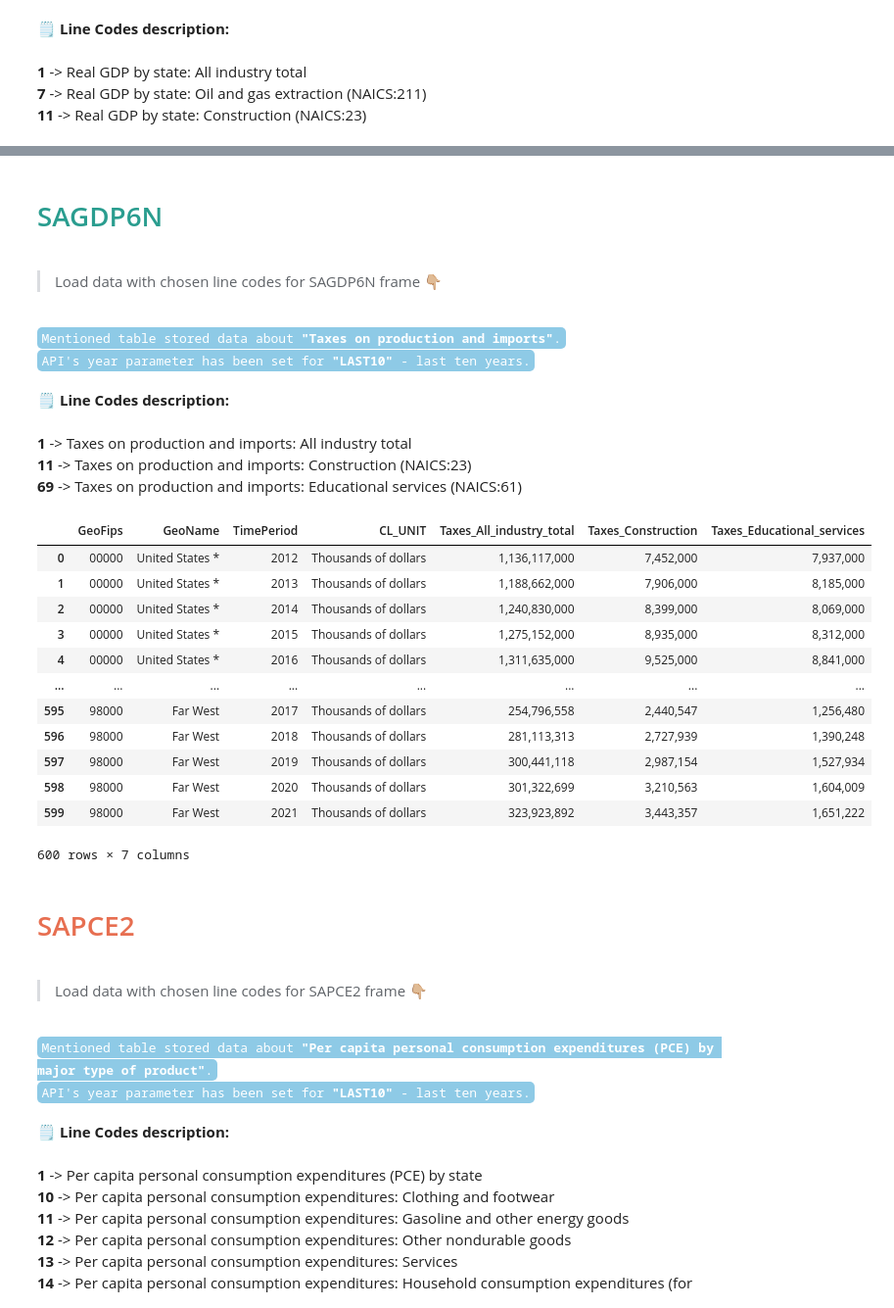
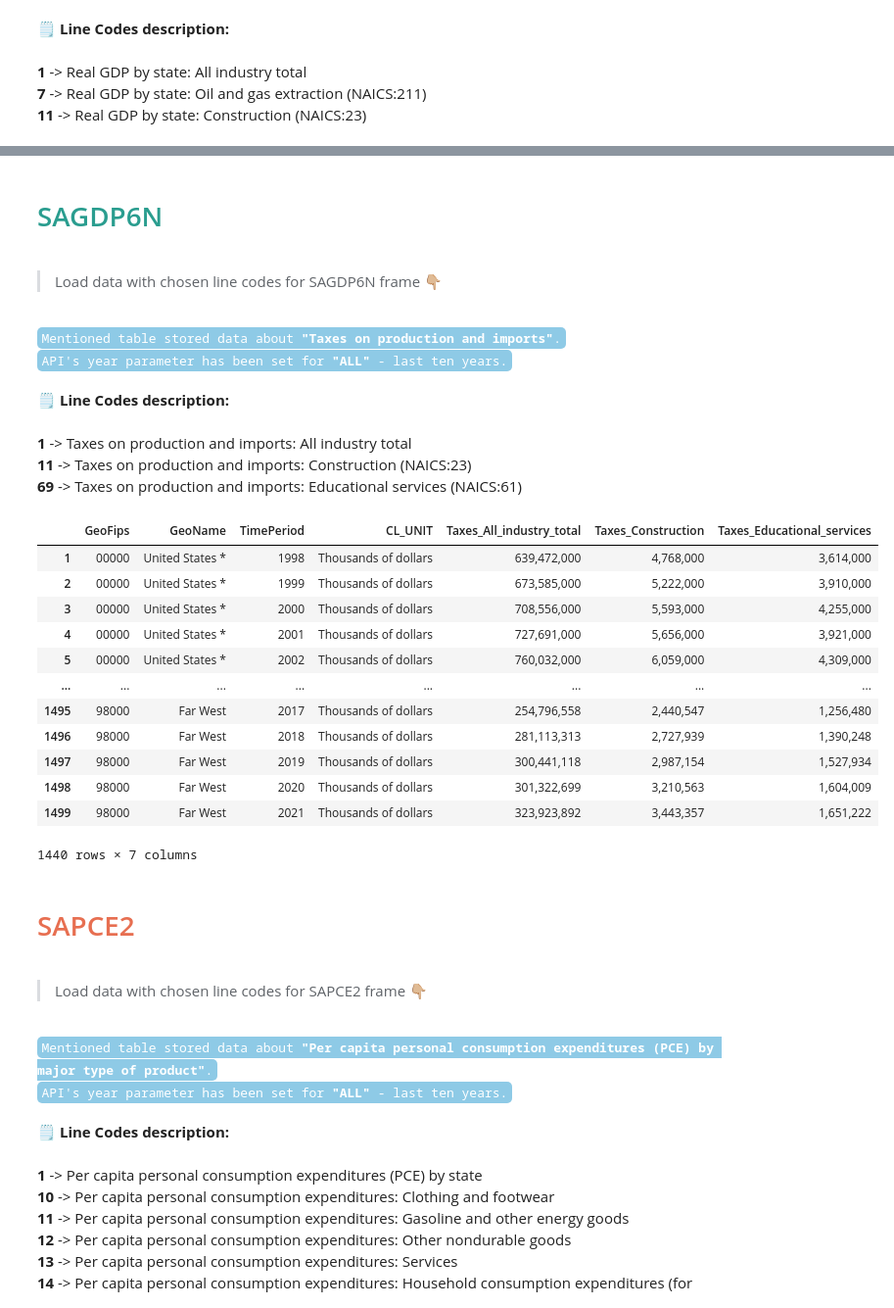
Before and after one commit to NorthBrainsAnalytics/USA-States-Data, a Jupyter notebook: USA-by-State.ipynb, the cells around one changed output, grey strips where cells are left out. Shown at 98% size. Saved outputs shown, nothing was run; the diff lists cells and outputs as text; code cells hidden in the pictures.

```diff
--- a/USA-by-State.ipynb
+++ b/USA-by-State.ipynb
@@ -187,7 +189,7 @@ SAGDP9N
 <br>
 <code style="background:#8ecae6;color:#ffffff">Mentioned table stored data about <b>"Taxes on production and imports"</b>.</code>
 <br>
-<code style="background:#8ecae6;color:#ffffff">API's year parameter has been set for <b>"LAST10"</b> - last ten years.</code>
+<code style="background:#8ecae6;color:#ffffff">API's year parameter has been set for <b>"ALL"</b> - last ten years.</code>
 # %%
 SAGDP6N_1 = x.bea_frame_return(line_code = 1, table_name= 'SAGDP6N').drop(
      columns=['Code', 'UNIT_MULT', 'NoteRef']).rename(columns = {'DataValue': 'Taxes_All_industry_total'})
@@ -214,21 +216,22 @@ dfs = [SAGDP6N_1, SAGDP6N_11, SAGDP6N_69]
 nan_value = 0
 # %%
 SAGDP6N = pd.concat(dfs, join='inner', axis=1).fillna(nan_value).replace(['(D)'], '0')
+SAGDP6N = SAGDP6N.loc[SAGDP6N['TimePeriod'] >= '1998']
 SAGDP6N
 # %% [output]
 |  | GeoFips | GeoName | TimePeriod | CL_UNIT | Taxes_All_industry_total | Taxes_Construction | Taxes_Educational_services |
-| 0 | 00000 | United States * | 2012 | Thousands of dollars | 1,136,117,000 | 7,452,000 | 7,937,000 |
-| 1 | 00000 | United States * | 2013 | Thousands of dollars | 1,188,662,000 | 7,906,000 | 8,185,000 |
-| 2 | 00000 | United States * | 2014 | Thousands of dollars | 1,240,830,000 | 8,399,000 | 8,069,000 |
-| 3 | 00000 | United States * | 2015 | Thousands of dollars | 1,275,152,000 | 8,935,000 | 8,312,000 |
-| 4 | 00000 | United States * | 2016 | Thousands of dollars | 1,311,635,000 | 9,525,000 | 8,841,000 |
+| 1 | 00000 | United States * | 1998 | Thousands of dollars | 639,472,000 | 4,768,000 | 3,614,000 |
+| 2 | 00000 | United States * | 1999 | Thousands of dollars | 673,585,000 | 5,222,000 | 3,910,000 |
+| 3 | 00000 | United States * | 2000 | Thousands of dollars | 708,556,000 | 5,593,000 | 4,255,000 |
+| 4 | 00000 | United States * | 2001 | Thousands of dollars | 727,691,000 | 5,656,000 | 3,921,000 |
+| 5 | 00000 | United States * | 2002 | Thousands of dollars | 760,032,000 | 6,059,000 | 4,309,000 |
 | ... | ... | ... | ... | ... | ... | ... | ... |
-| 595 | 98000 | Far West | 2017 | Thousands of dollars | 254,796,558 | 2,440,547 | 1,256,480 |
-| 596 | 98000 | Far West | 2018 | Thousands of dollars | 281,113,313 | 2,727,939 | 1,390,248 |
-| 597 | 98000 | Far West | 2019 | Thousands of dollars | 300,441,118 | 2,987,154 | 1,527,934 |
-| 598 | 98000 | Far West | 2020 | Thousands of dollars | 301,322,699 | 3,210,563 | 1,604,009 |
-| 599 | 98000 | Far West | 2021 | Thousands of dollars | 323,923,892 | 3,443,357 | 1,651,222 |
+| 1495 | 98000 | Far West | 2017 | Thousands of dollars | 254,796,558 | 2,440,547 | 1,256,480 |
+| 1496 | 98000 | Far West | 2018 | Thousands of dollars | 281,113,313 | 2,727,939 | 1,390,248 |
+| 1497 | 98000 | Far West | 2019 | Thousands of dollars | 300,441,118 | 2,987,154 | 1,527,934 |
+| 1498 | 98000 | Far West | 2020 | Thousands of dollars | 301,322,699 | 3,210,563 | 1,604,009 |
+| 1499 | 98000 | Far West | 2021 | Thousands of dollars | 323,923,892 | 3,443,357 | 1,651,222 |
-600 rows × 7 columns
+1440 rows × 7 columns
 # %% [markdown]
 <h1 style="color:#e76f51">SAPCE2</h1>
 <br>
@@ -236,7 +239,7 @@ SAGDP6N
 <br>
 <code style="background:#8ecae6;color:#ffffff">Mentioned table stored data about <b>"Per capita personal consumption expenditures (PCE) by major type of product"</b>.</code>
 <br>
-<code style="background:#8ecae6;color:#ffffff">API's year parameter has been set for <b>"LAST10"</b> - last ten years.</code>
+<code style="background:#8ecae6;color:#ffffff">API's year parameter has been set for <b>"ALL"</b> - last ten years.</code>
 # %%
 SAPCE2_1 = x.bea_frame_return(line_code = 1, table_name= 'SAPCE2').drop(
      columns=['Code', 'UNIT_MULT']).rename(columns = {'DataValue': 'PCE_by_state'})
```
Also changed, not shown: parts of 14 cells of this notebook, 3 other files.
